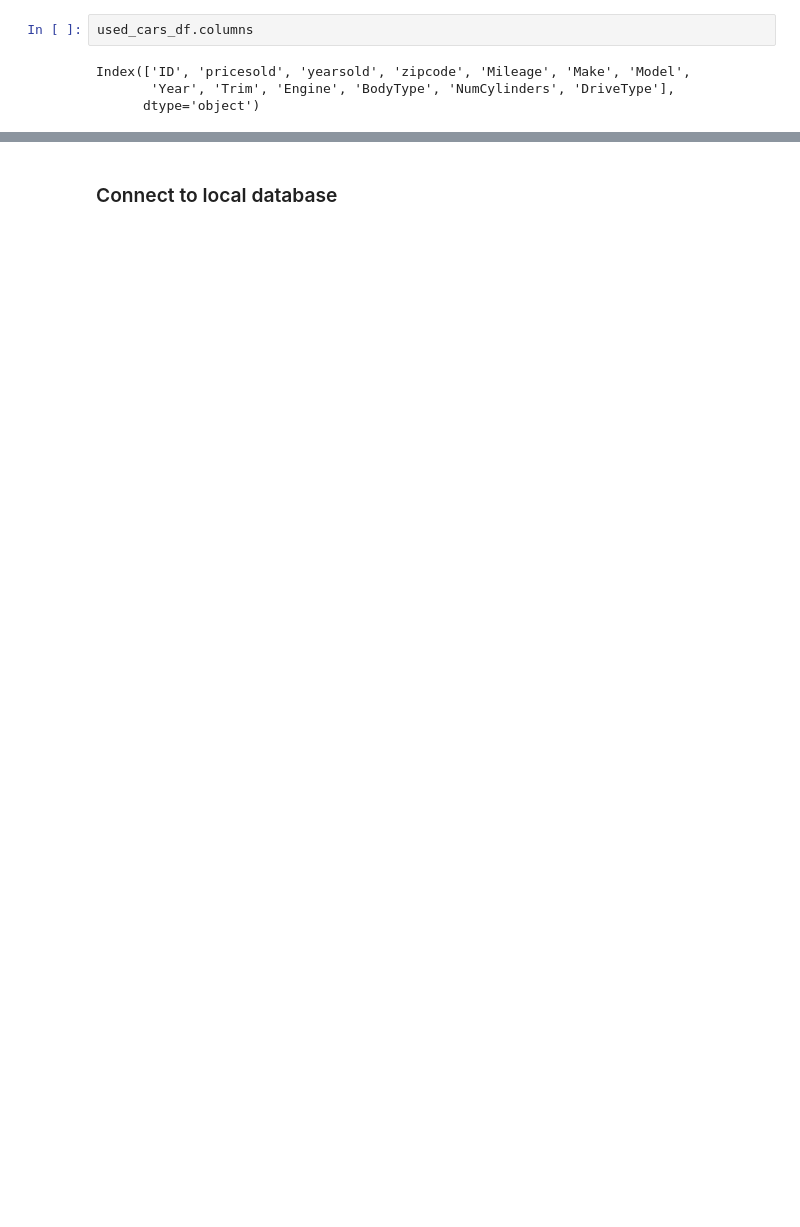
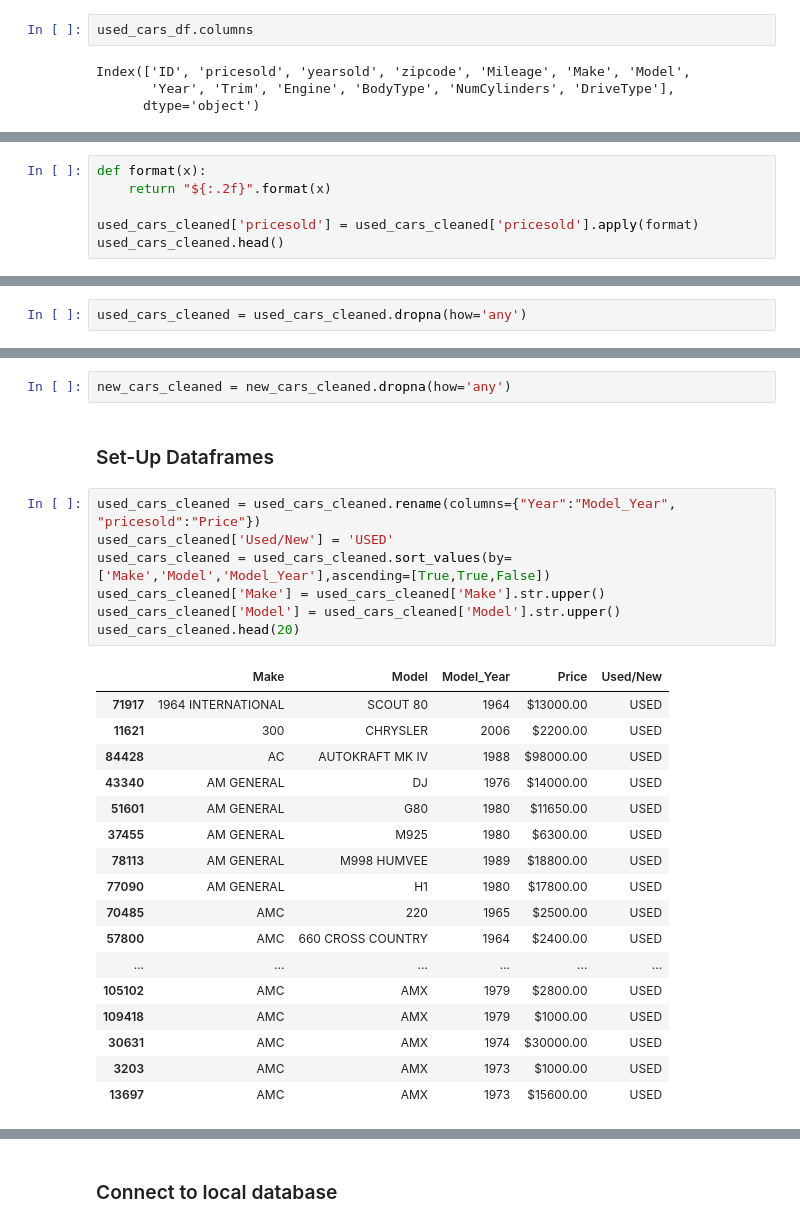
Before and after one commit to KaizaM/Car-Price-Comparison, a Jupyter notebook: Data_ETL.ipynb, the cells around one changed output, grey strips where cells are left out. Saved outputs shown, nothing was run; the diff lists cells and outputs as text; blank space fills up the shorter version.

```diff
--- a/Data_ETL.ipynb
+++ b/Data_ETL.ipynb
@@ -139,0 +139,6 @@ used_cars_cleaned.head()
+# %%
+def format(x):
+    return "${:.2f}".format(x)
+
+used_cars_cleaned['pricesold'] = used_cars_cleaned['pricesold'].apply(format)
+used_cars_cleaned.head()
@@ -139,0 +225,2 @@ used_cars_cleaned.head()
+# %%
+used_cars_cleaned = used_cars_cleaned.dropna(how='any')
@@ -139,0 +243,29 @@ used_cars_cleaned.head()
+# %%
+new_cars_cleaned = new_cars_cleaned.dropna(how='any')
+# %% [markdown]
+### Set-Up Dataframes
+# %%
+used_cars_cleaned = used_cars_cleaned.rename(columns={"Year":"Model_Year", "pricesold":"Price"})
+used_cars_cleaned['Used/New'] = 'USED'
+used_cars_cleaned = used_cars_cleaned.sort_values(by=['Make','Model','Model_Year'],ascending=[True,True,False])
+used_cars_cleaned['Make'] = used_cars_cleaned['Make'].str.upper()
+used_cars_cleaned['Model'] = used_cars_cleaned['Model'].str.upper()
+used_cars_cleaned.head(20)
+# %% [output]
+|  | Make | Model | Model_Year | Price | Used/New |
+| 71917 | 1964 INTERNATIONAL | SCOUT 80 | 1964 | $13000.00 | USED |
+| 11621 | 300 | CHRYSLER | 2006 | $2200.00 | USED |
+| 84428 | AC | AUTOKRAFT MK IV | 1988 | $98000.00 | USED |
+| 43340 | AM GENERAL | DJ | 1976 | $14000.00 | USED |
+| 51601 | AM GENERAL | G80 | 1980 | $11650.00 | USED |
+| 37455 | AM GENERAL | M925 | 1980 | $6300.00 | USED |
+| 78113 | AM GENERAL | M998 HUMVEE | 1989 | $18800.00 | USED |
+| 77090 | AM GENERAL | H1 | 1980 | $17800.00 | USED |
+| 70485 | AMC | 220 | 1965 | $2500.00 | USED |
+| 57800 | AMC | 660 CROSS COUNTRY | 1964 | $2400.00 | USED |
+| ... | ... | ... | ... | ... | ... |
+| 105102 | AMC | AMX | 1979 | $2800.00 | USED |
+| 109418 | AMC | AMX | 1979 | $1000.00 | USED |
+| 30631 | AMC | AMX | 1974 | $30000.00 | USED |
+| 3203 | AMC | AMX | 1973 | $1000.00 | USED |
+| 13697 | AMC | AMX | 1973 | $15600.00 | USED |
```
Also changed, not shown: parts of 22 cells of this notebook.
